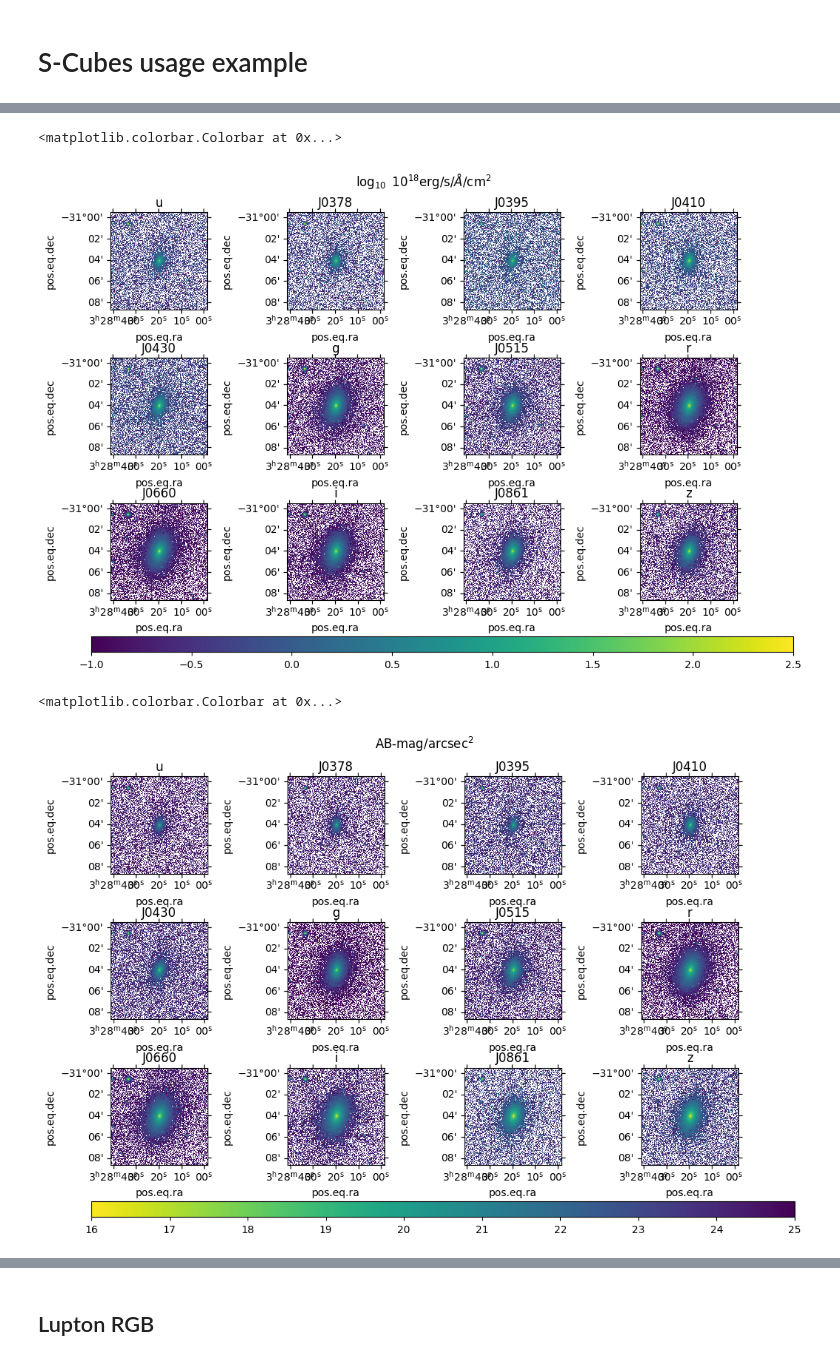
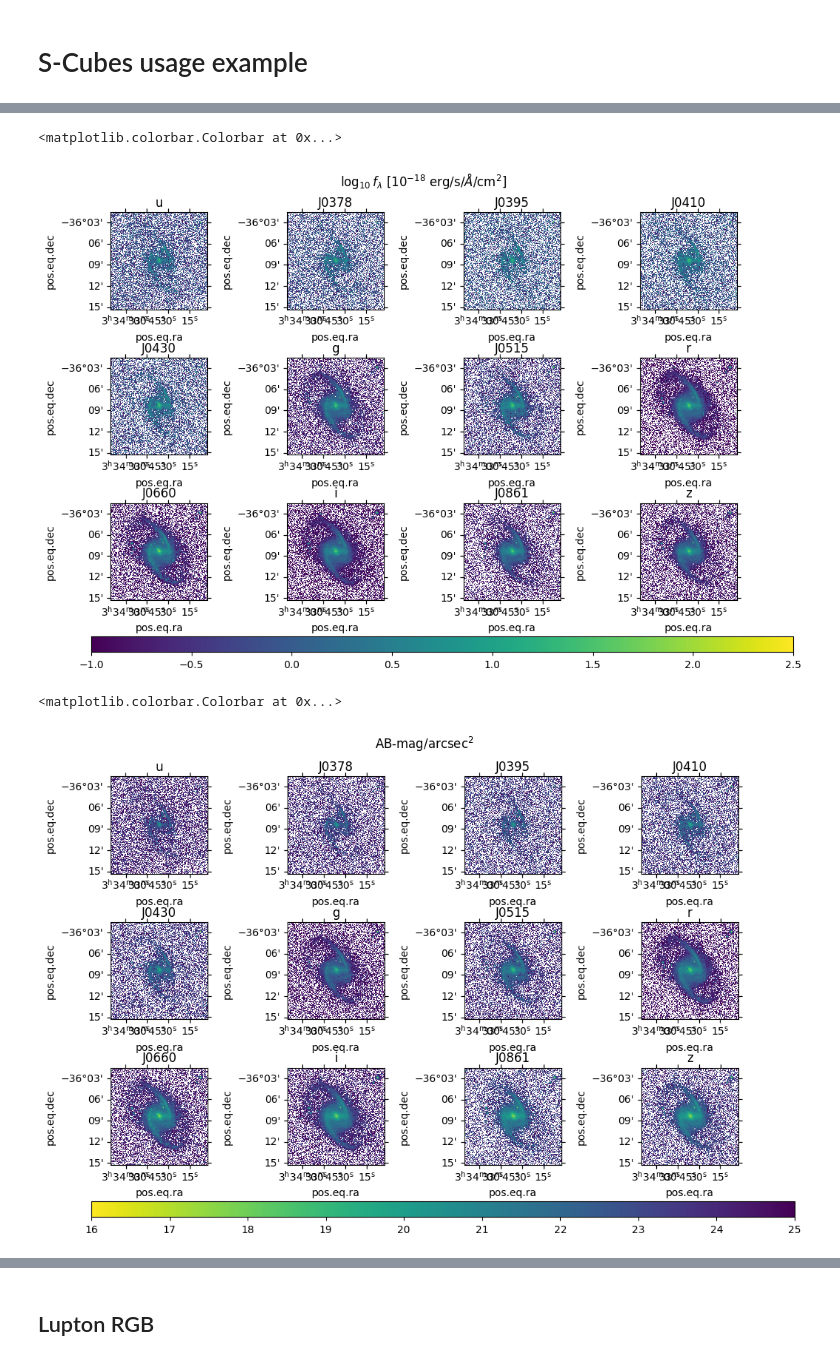
Before and after one commit to splus-collab/splusdata, a Jupyter notebook: splusdata/scubes/SCubes_example.ipynb, the cells around one changed output, grey strips where cells are left out. Cells and saved outputs as stored; diff of their text form; code cells hidden in the pictures.

```diff
--- a/splusdata/scubes/SCubes_example.ipynb
+++ b/splusdata/scubes/SCubes_example.ipynb
@@ -3,15 +3,15 @@
 # %%
 from splusdata.scubes.core import SCubes
 
-OBJNAME = 'NGC1344'
-RA = 52.08196       # DEG
-DEC = -31.06817     # DEG
+OBJNAME = 'NGC1365'
+RA = 53.40155        # DEG
+DEC = -36.1404       # DEG
 
-FIELD='SPLUS-s24s34'
-STAMP_SIZE = 1000    # PIX
+FIELD='SPLUS-s28s33'
+STAMP_SIZE = 1500    # PIX
 VERBOSITY_LEVEL = 1
 
-creator = SCubes(RA, DEC, FIELD, size=STAMP_SIZE, verbose=VERBOSITY_LEVEL)  #, username='XXX', password='XXX')
+creator = SCubes(RA, DEC, FIELD, size=STAMP_SIZE, verbose=VERBOSITY_LEVEL)  #, username='XXXX', password='YYYY')
 scube = creator.create_cube(objname=OBJNAME, force=True, return_scube=True)
 
 ###
@@ -45,34 +45,34 @@ f.set_size_inches(10, 7)
 for i, filt in enumerate(scube.filters):
     ax = f.add_subplot(3, 4, i+1, projection=scube.wcs)
     ax.set_title(filt)
-    logflux__yx = np.log10(scube.flux__lyx[i]) + 18
+    logflux__yx = np.log10(scube.flux__byx[i]) + 18
     im = ax.imshow(logflux__yx, origin='lower', vmin=-1, vmax=2.5, interpolation='nearest')
     #ax.grid()
 
-f.suptitle(r'$\log_{10}$ 10$^{18}$erg/s/$\AA$/cm$^2$')
+f.suptitle(r'$\log_{10} f_\lambda$ [10$^{-18}$ erg/s/$\AA$/cm$^2$]')
 f.subplots_adjust(left=0.05, right=0.95, bottom=0.15, top=0.9, wspace=0.3, hspace=0.5)
 left, bottom, width, height = 0.05, 0.05, 0.95, 0.03
 cb_ax = f.add_axes([left, bottom, width, height])
 f.colorbar(im, cax=cb_ax, location='bottom')
 # %% [output]
 <matplotlib.colorbar.Colorbar at 0x...>
-[figure, old version]
+[figure, new version]
 # %%
 f = plt.figure()
 f.set_size_inches(10, 7)
 
 # plot filters
 for i, filt in enumerate(scube.filters):
     ax = f.add_subplot(3, 4, i+1, projection=scube.wcs)
     ax.set_title(filt)
-    im = ax.imshow(scube.mag_arcsec2__lyx[i], origin='lower', vmin=16, vmax=25, interpolation='nearest', cmap='viridis_r')
+    im = ax.imshow(scube.mag_arcsec2__byx[i], origin='lower', vmin=16, vmax=25, interpolation='nearest', cmap='viridis_r')
     #ax.grid()
 
 f.suptitle(r'AB-mag/arcsec$^2$')
 f.subplots_adjust(left=0.05, right=0.95, bottom=0.15, top=0.9, wspace=0.3, hspace=0.5)
 left, bottom, width, height = 0.05, 0.05, 0.95, 0.03
 cb_ax = f.add_axes([left, bottom, width, height])
 f.colorbar(im, cax=cb_ax, location='bottom')
 # %% [output]
 <matplotlib.colorbar.Colorbar at 0x...>
-[figure, old version]
+[figure, new version]
```
Also changed, not shown: parts of 5 cells of this notebook, 3 other files.
